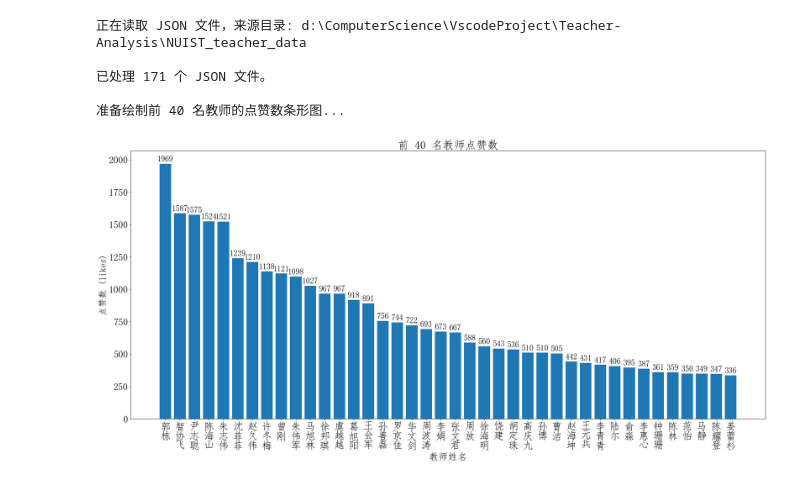
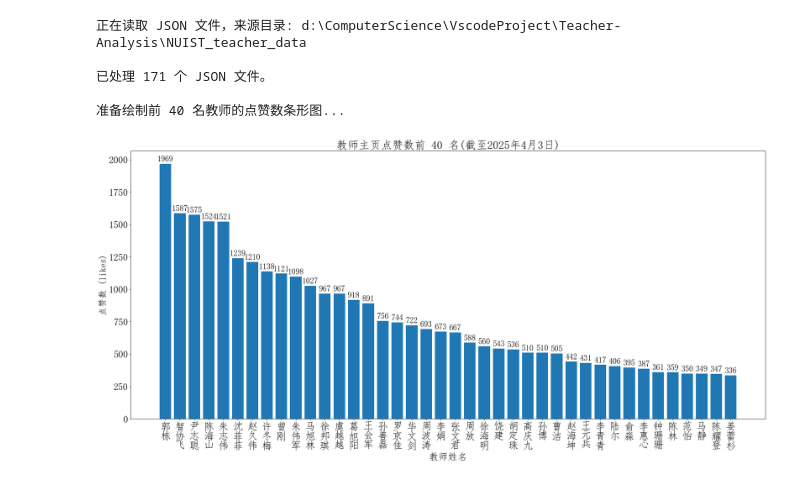
Before and after one commit to starrycarrot/Teacher-Analysis, a Jupyter notebook: Analysis.ipynb, the cells around one changed output. Drawn from its saved outputs; the diff is of its cells as text; code cells hidden in the pictures.

```diff
--- a/Analysis.ipynb
+++ b/Analysis.ipynb
@@ -48,7 +48,7 @@ if results:
         bars = plt.bar(df_top['teacher'], df_top['likes_numeric'])
 
         # --- 设置标题和标签，显著增大字号 ---
-        plt.title(f'教师点赞数前 {top_n} 名', fontsize=28)  # 大标题
+        plt.title(f'教师主页点赞数前 {top_n} 名(截至2025年4月3日)', fontsize=28)  # 大标题
         plt.ylabel('点赞数 (likes)', fontsize=22)           # Y轴标签
         plt.xlabel('教师姓名', fontsize=24)               # X轴标签 (恢复显示)
 
@@ -67,31 +67,31 @@ if results:
 
         # --- 在条形图顶部显示加粗数值，并增大字号 ---
         for bar in bars:
             yval = bar.get_height()
             plt.text(
                 bar.get_x() + bar.get_width()/2.0,
                 yval + 10,          # 增加偏移量，避免与条形重叠
                 int(yval),
                 va='bottom',
                 ha='center',
                 fontsize=20,        # 增大数值字号
                 fontweight='bold'
             )
 
         # 调整布局以适应更大的字体和标签
         plt.tight_layout(pad=3.0) # 增加更多 padding
 
         # 显示图形
         plt.show()
 
     else:
         print("\n没有找到有效的教师点赞数据用于绘图。")
 else:
     print("\n未能加载任何数据，无法进行分析。")
 # %% [output]
 正在读取 JSON 文件，来源目录: d:\ComputerScience\VscodeProject\Teacher-Analysis\NUIST_teacher_data
 
 已处理 171 个 JSON 文件。
 
 准备绘制前 40 名教师的点赞数条形图...
-[figure, old version]
+[figure, new version]
```
Also changed, not shown: parts of 1 cell of this notebook, 14 other files.
